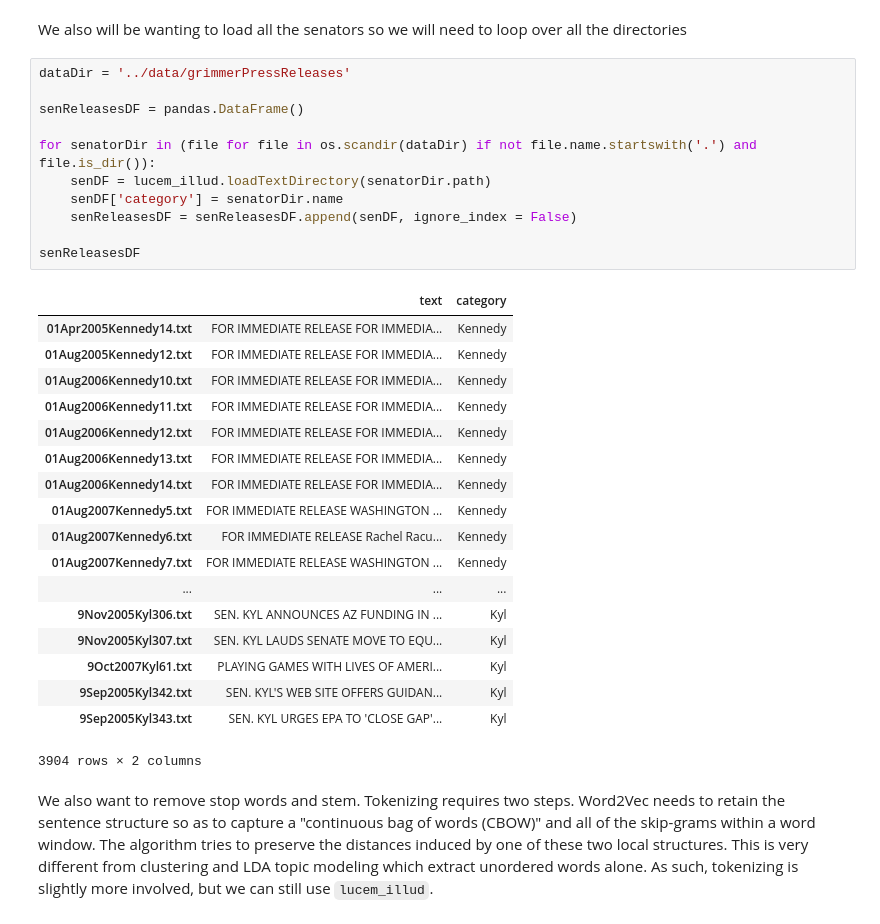
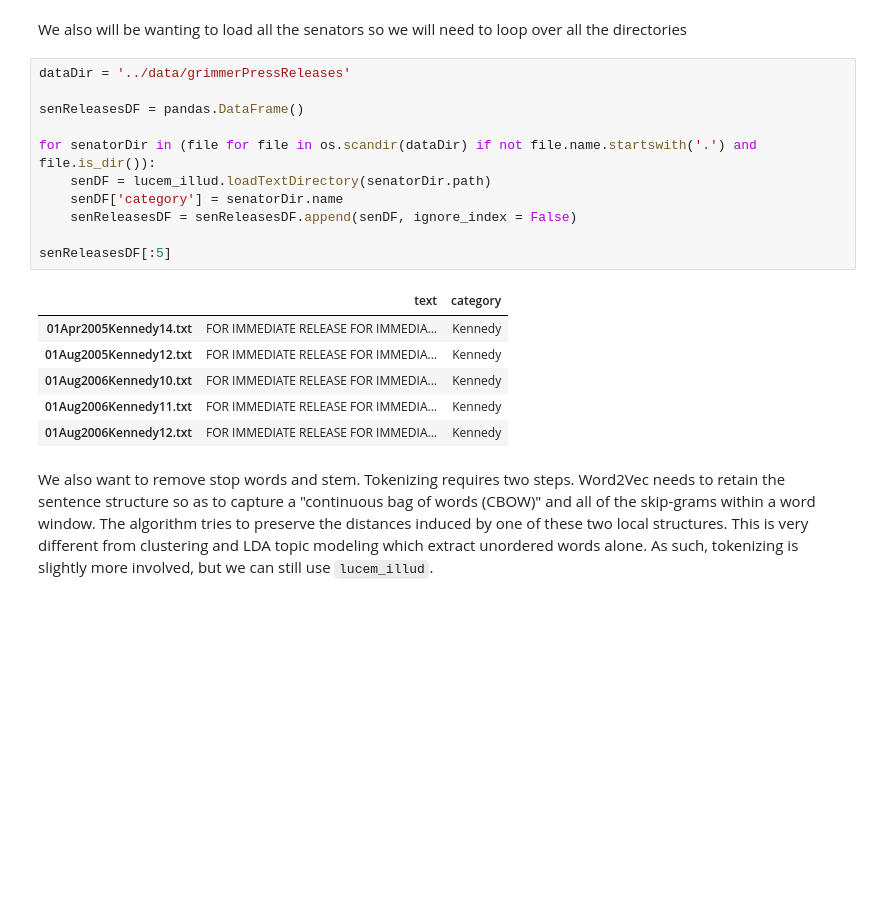
Before and after one commit to 1yangdongchen/Upcoming, a Jupyter notebook: 4-Word-Embedding/4-Word-Embedding-RE.ipynb, the cells around one changed output. Saved outputs shown, nothing was run; the diff lists cells and outputs as text; blank space fills up the shorter version.

```diff
--- a/4-Word-Embedding/4-Word-Embedding-RE.ipynb
+++ b/4-Word-Embedding/4-Word-Embedding-RE.ipynb
@@ -85,33 +66,21 @@ We also will be wanting to load all the senators so we will need to loop over al
 # %%
 dataDir = '../data/grimmerPressReleases'
 
 senReleasesDF = pandas.DataFrame()
 
 for senatorDir in (file for file in os.scandir(dataDir) if not file.name.startswith('.') and file.is_dir()):
     senDF = lucem_illud.loadTextDirectory(senatorDir.path)
     senDF['category'] = senatorDir.name
     senReleasesDF = senReleasesDF.append(senDF, ignore_index = False)
 
-senReleasesDF
+senReleasesDF[:5]
 # %% [output]
 |  | text | category |
 | 01Apr2005Kennedy14.txt | FOR IMMEDIATE RELEASE FOR IMMEDIA... | Kennedy |
 | 01Aug2005Kennedy12.txt | FOR IMMEDIATE RELEASE FOR IMMEDIA... | Kennedy |
 | 01Aug2006Kennedy10.txt | FOR IMMEDIATE RELEASE FOR IMMEDIA... | Kennedy |
 | 01Aug2006Kennedy11.txt | FOR IMMEDIATE RELEASE FOR IMMEDIA... | Kennedy |
 | 01Aug2006Kennedy12.txt | FOR IMMEDIATE RELEASE FOR IMMEDIA... | Kennedy |
-| 01Aug2006Kennedy13.txt | FOR IMMEDIATE RELEASE FOR IMMEDIA... | Kennedy |
-| 01Aug2006Kennedy14.txt | FOR IMMEDIATE RELEASE FOR IMMEDIA... | Kennedy |
-| 01Aug2007Kennedy5.txt | FOR IMMEDIATE RELEASE WASHINGTON ... | Kennedy |
-| 01Aug2007Kennedy6.txt | FOR IMMEDIATE RELEASE Rachel Racu... | Kennedy |
-| 01Aug2007Kennedy7.txt | FOR IMMEDIATE RELEASE WASHINGTON ... | Kennedy |
-| ... | ... | ... |
-| 9Nov2005Kyl306.txt | SEN. KYL ANNOUNCES AZ FUNDING IN ... | Kyl |
-| 9Nov2005Kyl307.txt | SEN. KYL LAUDS SENATE MOVE TO EQU... | Kyl |
-| 9Oct2007Kyl61.txt | PLAYING GAMES WITH LIVES OF AMERI... | Kyl |
-| 9Sep2005Kyl342.txt | SEN. KYL'S WEB SITE OFFERS GUIDAN... | Kyl |
-| 9Sep2005Kyl343.txt | SEN. KYL URGES EPA TO 'CLOSE GAP'... | Kyl |
-3904 rows × 2 columns
 # %% [markdown]
 We also want to remove stop words and stem. Tokenizing requires two steps. Word2Vec needs to retain the sentence structure so as to capture a "continuous bag of words (CBOW)" and all of the skip-grams within a word window. The algorithm tries to preserve the distances induced by one of these two local structures. This is very different from clustering and LDA topic modeling which extract unordered words alone. As such, tokenizing is slightly more involved, but we can still use `lucem_illud`.
 # %%
```
Also changed, not shown: parts of 38 cells of this notebook, 1 other file.
